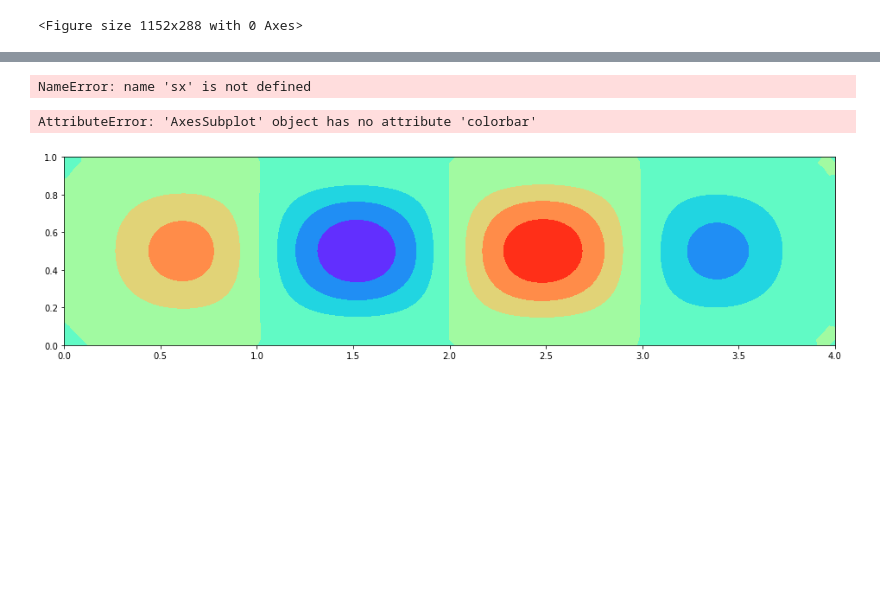
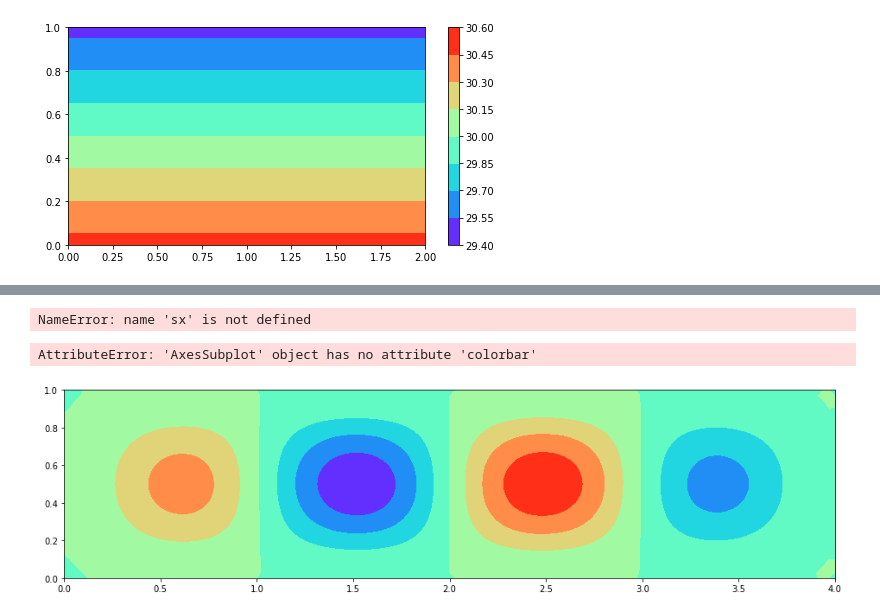
Before and after one commit to che4web/flow, a Jupyter notebook: Без названия.ipynb, the cells around one changed output, grey strips where cells are left out. Drawn from its saved outputs; the diff is of its cells as text; code cells hidden in the pictures; blank space fills up the shorter version.

```diff
--- a/Без названия.ipynb
+++ b/Без названия.ipynb
@@ -5,22 +5,23 @@ import pandas as pd
 import os
 # %%
 def contur_plot(name,C0=0):
-    fig, ax = plt.subplots(figsize=(16, 4))
+    fig, ax = plt.subplots(figsize=(8, 4))
     data= np.genfromtxt(name)
-    NX=32*4+1
+    NX=32*2+1
     NY=33
     z = data.T[2].reshape((NY, NX))
     z-=C0
-    x = np.linspace(0, 4.0, NX)
+    x = np.linspace(0, 2.0, NX)
     y = np.linspace(0, 1.0, NY)
 
     X, Y = np.meshgrid(x, y)
     cs = ax.contourf(X, Y, z,cmap=plt.cm.rainbow)
 
     cbar = fig.colorbar(cs)
-    fig.savefig(name+".png")
-    fig.clf()
+    return z
+    # fig.savefig(name+".png")
+    #fig.clf()
 # %%
-contur_plot('psi.txt')
+z = contur_plot('c.txt')
 # %% [output]
-<Figure size 1152x288 with 0 Axes>
+[figure, added]
```
Also changed, not shown: parts of 4 cells of this notebook, 10 other files.
